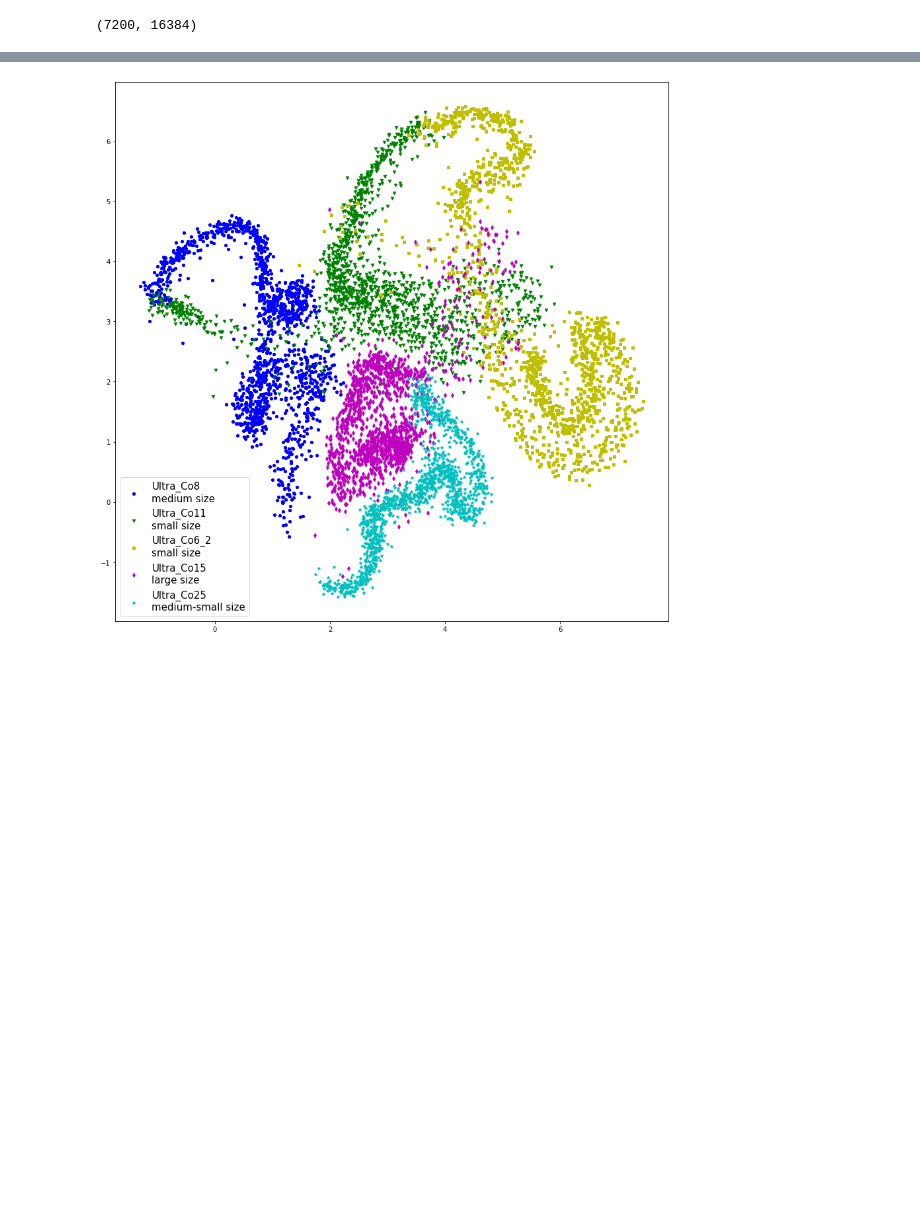
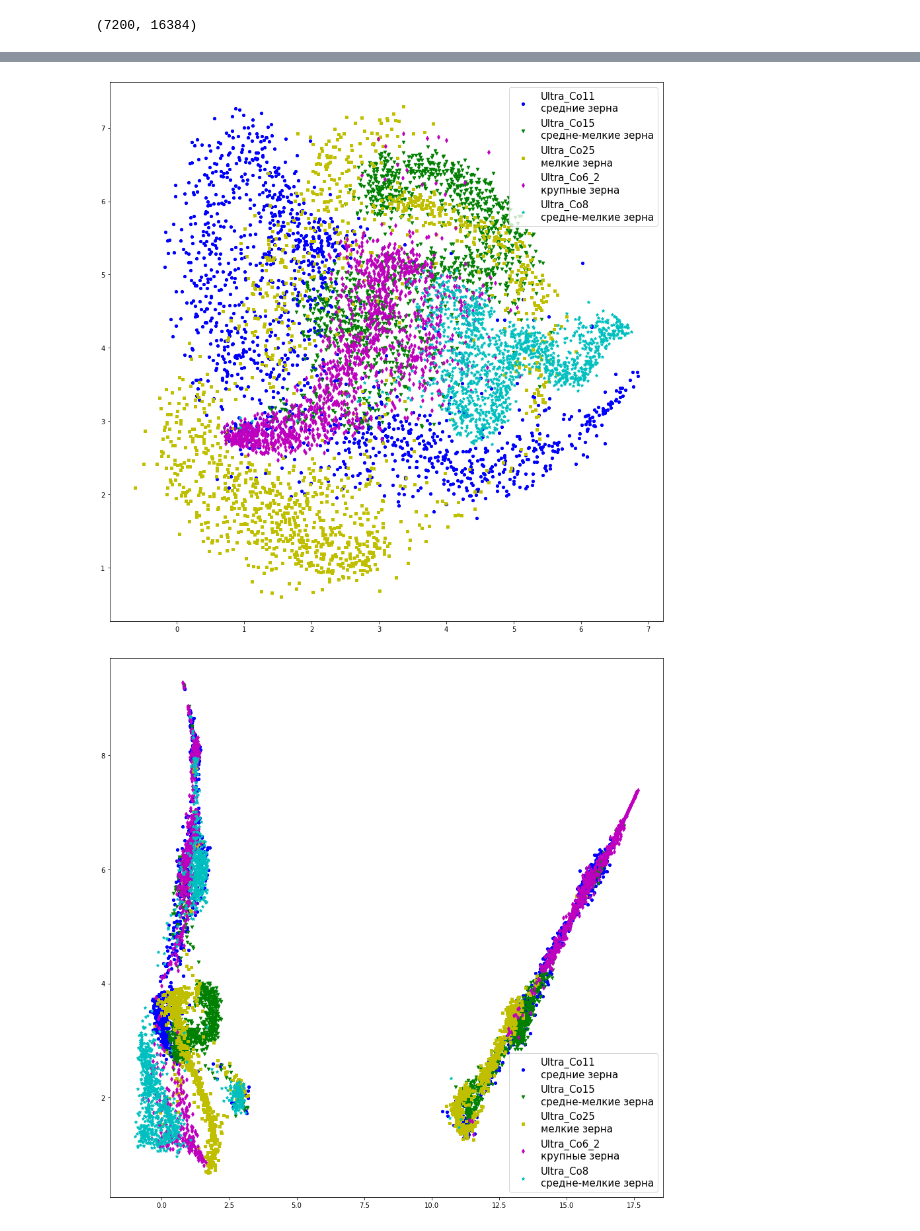
Before and after one commit to dkagramanyan/WC-Co_computer_vision, a Jupyter notebook: ml/vq-vae-2.ipynb, the cells around one changed output, grey strips where cells are left out. Cells and saved outputs as stored; diff of their text form; code cells hidden in the pictures; blank space fills up the shorter version.

```diff
--- a/ml/vq-vae-2.ipynb
+++ b/ml/vq-vae-2.ipynb
@@ -214,9 +224,18 @@ images_embs_t = []
 images_embs_b = []
 indxb_list = []
 
+dataset_path = '../data/dataset_sub_base_left_4x_360'
+# dataset_path = '../data/dataset_left_4x_360/'
+
+dataset = datasets.ImageFolder(dataset_path, transform=transform)
+
+n_gpu=1
+
 visual_loader = DataLoader(
-    dataset, batch_size=1 // n_gpu, num_workers=2
+    dataset, batch_size=1, num_workers=2
 )
+
+
 
 for i, (img, label) in enumerate(visual_loader):
     model.zero_grad()
@@ -288,7 +307,7 @@ umap_2d = UMAP(random_state=seed)
 # umaped_vct_2d_b = umap_2d.fit_transform(images_embs_b_reshaped)
 
 umaped_vct_2d_t = umap_2d.fit_transform(images_embs_t)
-# umaped_vct_2d_b = umap_2d.fit_transform(images_embs_b)
+umaped_vct_2d_b = umap_2d.fit_transform(images_embs_b)
 # %%
 def plot_2d_scatter(embs_scatter, legend,r_shape=(5,360,2), dot_size=20, fontsize=15, save=False,name=None, N=15, M=15):
     """
@@ -318,3 +337,17 @@ def plot_2d_scatter(embs_scatter, legend,r_shape=(5,360,2), dot_size=20, fontsiz
     if save and name:
         plt.savefig(f'{name}.png')
     plt.show()
+# %%
+legend = ['Ultra_Co8\nmedium size', 'Ultra_Co11\nsmall size', 'Ultra_Co6_2\nsmall size',
+          'Ultra_Co15\nlarge size', 'Ultra_Co25\nmedium-small size']
+
+types_dict = {'Ultra_Co11': 'средние зерна',
+              'Ultra_Co25': 'мелкие зерна',
+              'Ultra_Co8': 'средне-мелкие зерна',
+              'Ultra_Co6_2': 'крупные зерна',
+              'Ultra_Co15': 'средне-мелкие зерна'}
+
+classes=dataset.__dict__['classes']
+
+legend=[cls+'\n'+types_dict[cls] for cls in classes]
+legend
@@ -321,15 +360,13 @@ def plot_2d_scatter(embs_scatter, legend,r_shape=(5,360,2), dot_size=20, fontsiz
 # %%
-legend = ['Ultra_Co8\nmedium size', 'Ultra_Co11\nsmall size', 'Ultra_Co6_2\nsmall size',
-          'Ultra_Co15\nlarge size', 'Ultra_Co25\nmedium-small size']
-
-# name=f'embs_space_seed={seed}_b_512_4x_360_emb_dim_1_n_embed_8192'
-name=f'embs_space_seed={seed}_t_512_4x_360_emb_dim_1_n_embed_8192'
+name_2=f'embs_space_seed={seed}_b_512_4x_360_emb_dim_1_n_embed_8192_sub_left'
+name_1=f'embs_space_seed={seed}_t_512_4x_360_emb_dim_1_n_embed_8192_sub_left'
 r_shape=(5,1440,2)
 
-plot_2d_scatter(embs_scatter=umaped_vct_2d_t,legend=legend,r_shape=r_shape,save=True,name=name)
-# plot_2d_scatter(embs_scatter=umaped_vct_2d_b,legend=legend,r_shape=r_shape,save=True,name=name)
+plot_2d_scatter(embs_scatter=umaped_vct_2d_t,legend=legend,r_shape=r_shape,save=True,name=name_1)
+plot_2d_scatter(embs_scatter=umaped_vct_2d_b,legend=legend,r_shape=r_shape,save=True,name=name_2)
 # %% [output]
-[figure, old version]
+[figure, new version]
+[figure, added]
 # %%
 mse_losses = []
 ssim_losses = []
```
Also changed, not shown: parts of 5 cells of this notebook, 3 other files.
